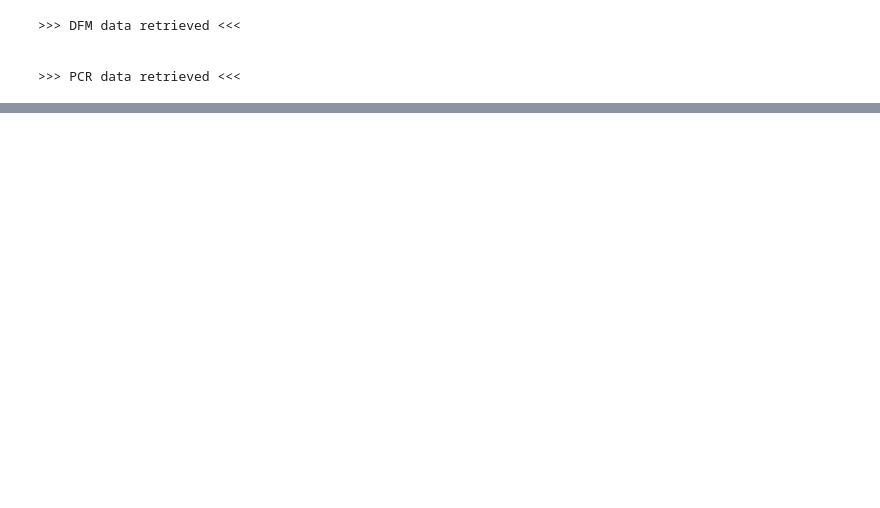
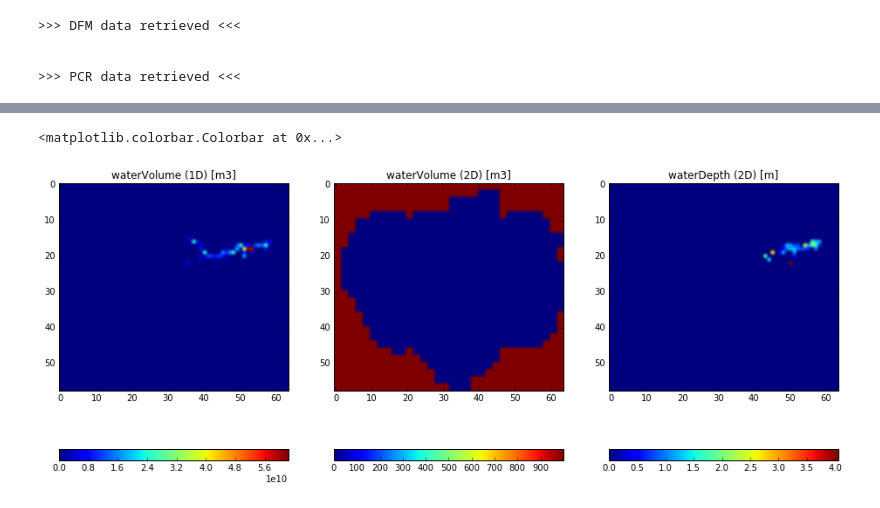
Before and after one commit to wk1984/glofrim, a Jupyter notebook: couplingFramework_v2_LFPtoPCR.ipynb, the cells around one changed output, grey strips where cells are left out. Saved outputs shown, nothing was run; the diff lists cells and outputs as text; code cells hidden in the pictures; blank space fills up the shorter version.

```diff
--- a/couplingFramework_v2_LFPtoPCR.ipynb
+++ b/couplingFramework_v2_LFPtoPCR.ipynb
@@ -547,8 +250,0 @@ max tWL+fWL after merge:  0.0
-# %%
-waterVolume_HDYN2D_2_HLOG_BMI = np.zeros_like(waterVolume_HDYN2D_2_HLOG_BMI)
-delta_volume_PCR, delta_volume_PCR_1way = model_functions.calculateDeltaVolumes(hydrologicModel,
-                                                                                missing_value_pcr,
-                                                                                secPerDay,
-                                                                                coupled_HLOG_indices,
-                                                                                cellarea_data_pcr,
-                                                                                waterVolume_HDYN2D_2_HLOG_BMI)
@@ -760,0 +347,18 @@ delta volume for PCR cells coupled to hydrodynamic channels only 6.72E+10
+# %%
+plt.figure(figsize=(16,8))
+plt.subplot(131)
+plt.title('waterVolume (1D) [m3]')
+plt.imshow(waterVolume_HDYN1D_2_HLOG_BMI)
+plt.colorbar(orientation='horizontal')
+plt.subplot(132)
+plt.title('waterVolume (2D) [m3]')
+plt.imshow(waterVolume_HDYN2D_2_HLOG_BMI)
+plt.colorbar(orientation='horizontal')
+plt.subplot(133)
+plt.title('waterDepth (2D) [m]')
+plt.imshow(waterDepth_HDYN2D_2_HLOG_BMI)
+plt.colorbar(orientation='horizontal')
+#plt.savefig(os.path.join(verbose_folder,'inundatedVolumeAndDepth_HDYN_2_HLOG_BMI.png'), dpi=300)
+# %% [output]
+<matplotlib.colorbar.Colorbar at 0x...>
+[figure, added]
```
Also changed, not shown: parts of 54 cells of this notebook, 3 other files.
